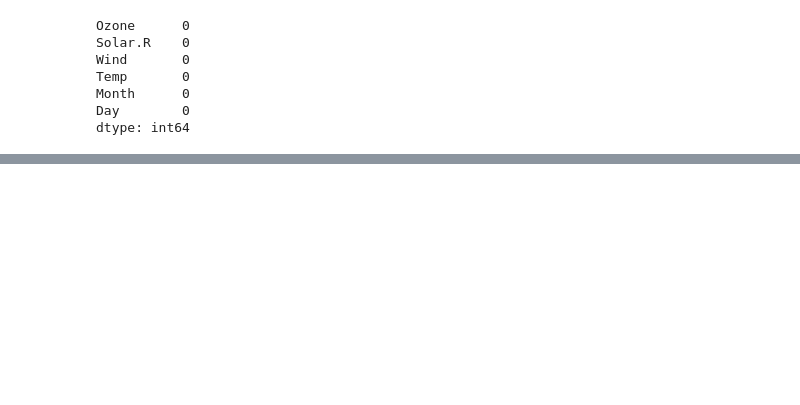
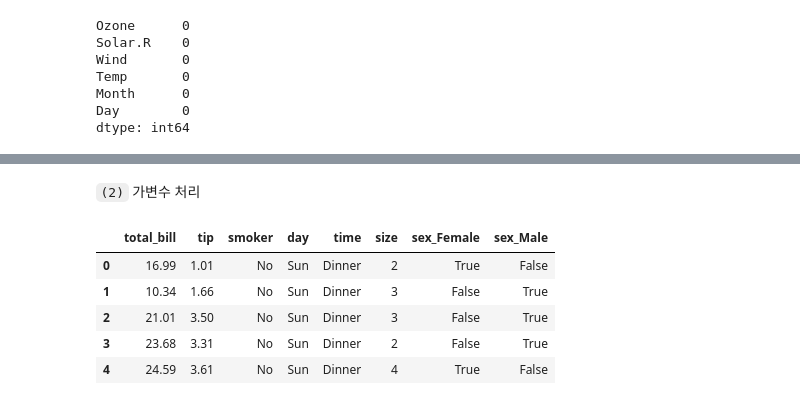
Before and after one commit to gangcheol/mysite2, a Jupyter notebook: posts/DX/01. 데이터 다듬기/2023-08-22-03. numpy & pandas (4).ipynb, the cells around one changed output, grey strips where cells are left out. Cells and saved outputs as stored; diff of their text form; code cells hidden in the pictures; blank space fills up the shorter version.

```diff
--- a/posts/DX/01. 데이터 다듬기/2023-08-22-03. numpy & pandas (4).ipynb
+++ b/posts/DX/01. 데이터 다듬기/2023-08-22-03. numpy & pandas (4).ipynb
@@ -751,0 +834,2 @@ dtype: int64
+# %%
+tip  = px.data.tips()
@@ -751,0 +857,2 @@ dtype: int64
+# %%
+d_cols = ["sex"]
@@ -751,0 +865,11 @@ dtype: int64
+# %% [markdown]
+`(2)`  가변수 처리
+# %%
+pd.get_dummies(tip,columns = d_cols).head()
+# %% [output]
+|  | total_bill | tip | smoker | day | time | size | sex_Female | sex_Male |
+| 0 | 16.99 | 1.01 | No | Sun | Dinner | 2 | True | False |
+| 1 | 10.34 | 1.66 | No | Sun | Dinner | 3 | False | True |
+| 2 | 21.01 | 3.50 | No | Sun | Dinner | 3 | False | True |
+| 3 | 23.68 | 3.31 | No | Sun | Dinner | 2 | False | True |
+| 4 | 24.59 | 3.61 | No | Sun | Dinner | 4 | True | False |
```
Also changed, not shown: parts of 40 cells of this notebook, 26 other files.
